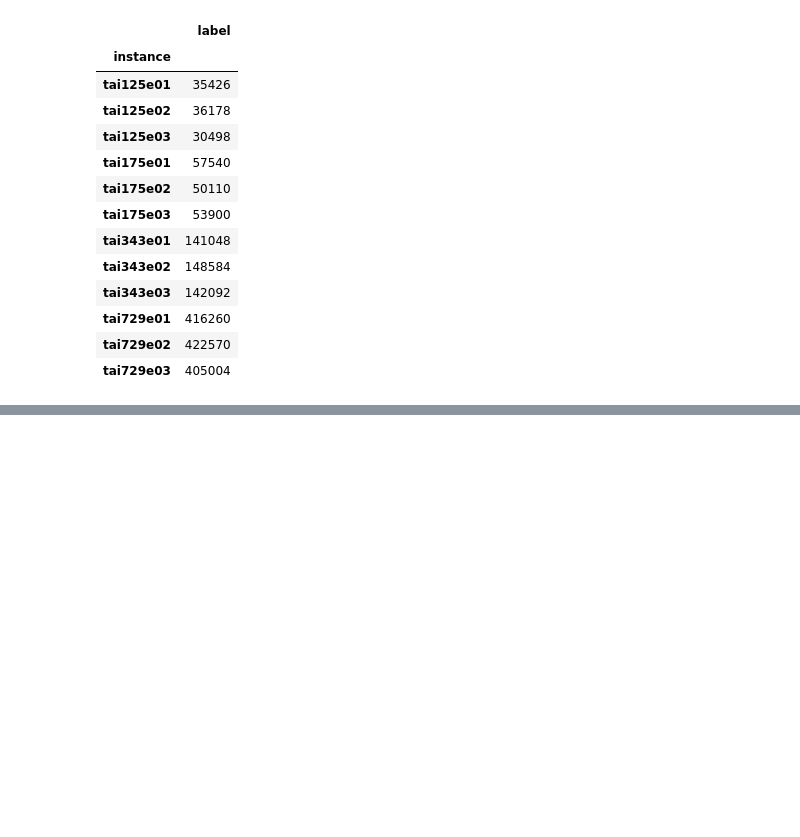
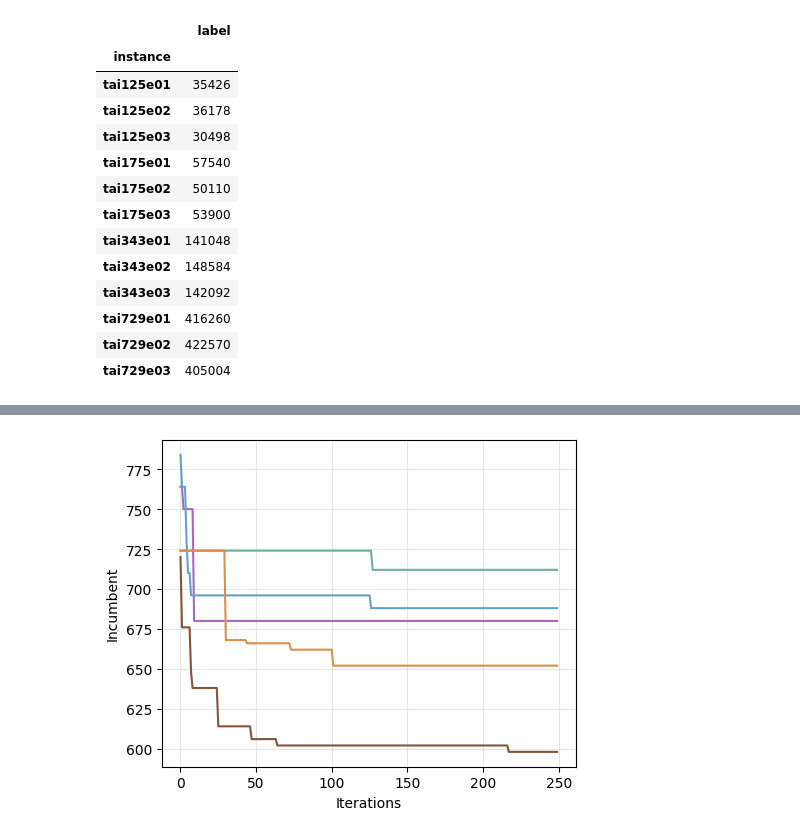
Before and after one commit to SSszyBill/QAPs, a Jupyter notebook: plot_improvement.ipynb, the cells around one changed output, grey strips where cells are left out. Saved outputs shown, nothing was run; the diff lists cells and outputs as text; code cells hidden in the pictures; blank space fills up the shorter version.

```diff
--- a/plot_improvement.ipynb
+++ b/plot_improvement.ipynb
@@ -393,0 +478,23 @@ df.to_latex('improvement_table.tex', index=True)
+# %%
+df = pd.read_csv('/home/xjx/A-xjx/QAPs/results/nug12_obj.csv')
+df = df.iloc[:250, :]
+colors = ["#d8904c", "#60a3c9", "#6cb0a1"]
+plt.figure(figsize=(5, 4))
+ax = plt.gca()
+ax.plot(df['Dykstra'], label='Dykstra', color='#a569bd')
+ax.plot(df['Alter'], label='Alternate', color=colors[1])
+ax.plot(df['Sinkhorn'], label='Sinkhorn', color=colors[2])
+ax.plot(df['SR'], label='SR', color=colors[0])
+ax.plot(df['SR(10)'], label='SR(10)', color="#815639")
+ax.set_xlabel('Iterations', fontsize=10)
+# set the y-tick to the right side
+# ax.yaxis.set_label_position("right")
+# ax.yaxis.tick_right()
+ax.set_ylabel('Incumbent', fontsize=10)
+
+ax.grid(True, alpha=0.3)
+plt.tight_layout()
+plt.savefig('nug12_incumbent.pdf', dpi=800, bbox_inches='tight')
+plt.show()
+# %% [output]
+[figure, added]
```
Also changed, not shown: parts of 5 cells of this notebook.
